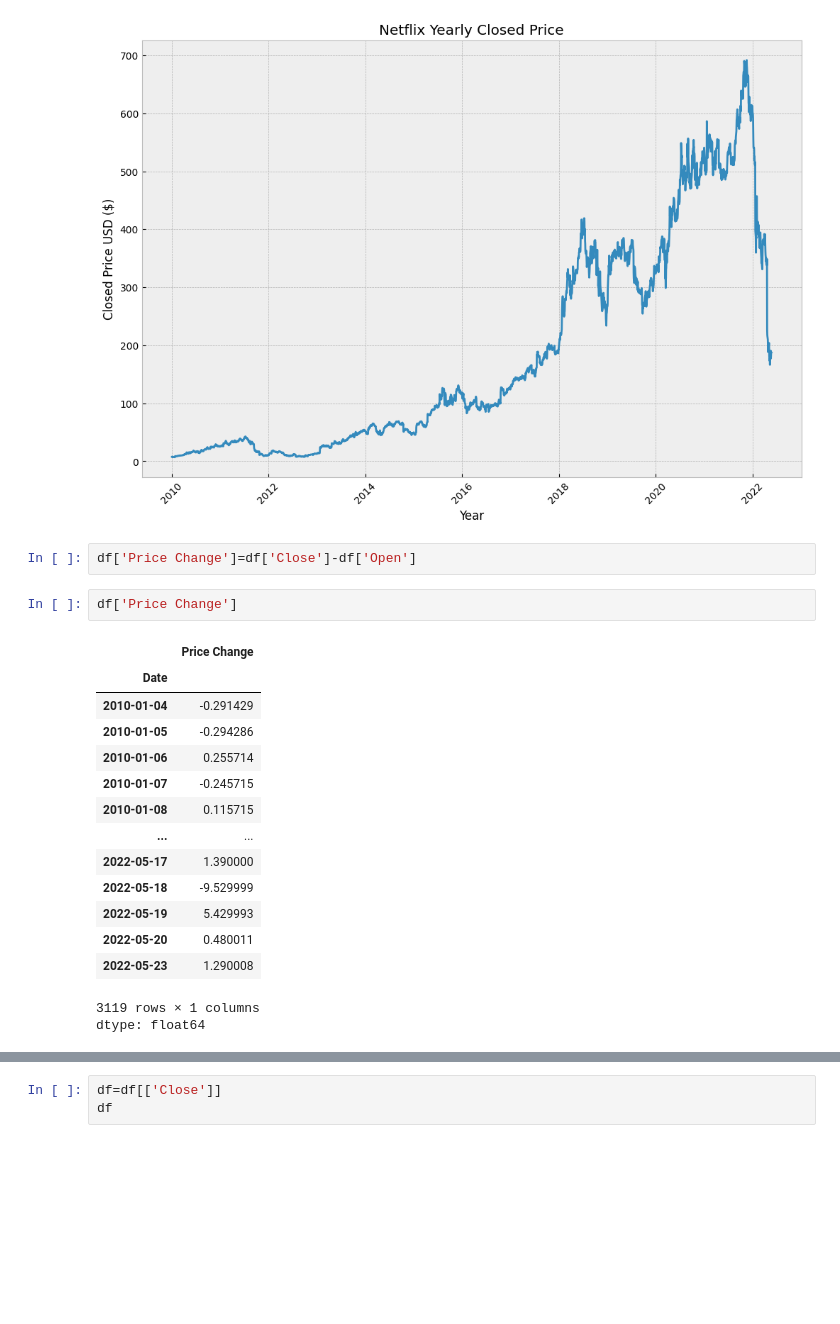
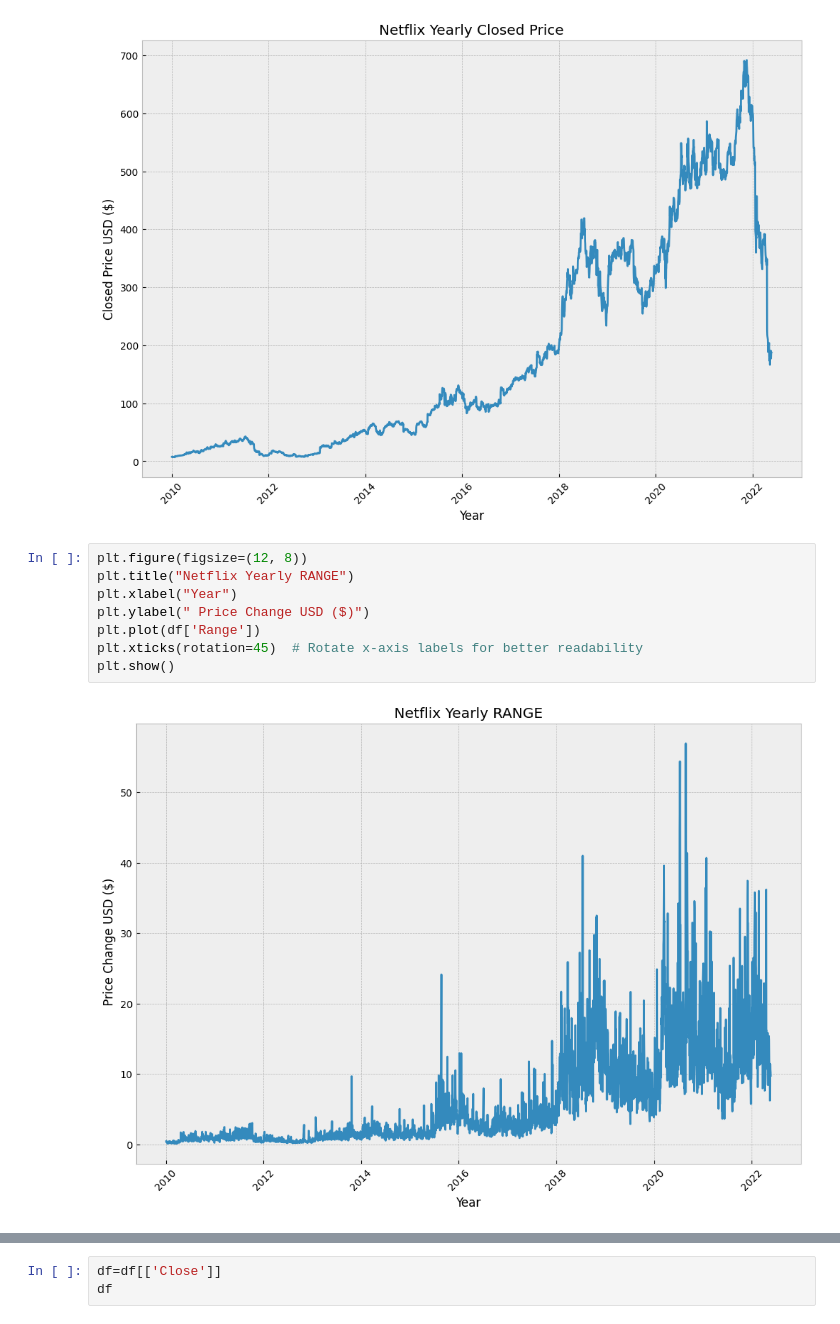
Before and after one commit to sahankrt20/AI-BOOTCAMP-PROJECT, a Jupyter notebook: stock_market_prediction.ipynb, the cells around one changed output, grey strips where cells are left out. Drawn from its saved outputs; the diff is of its cells as text; blank space fills up the shorter version.

```diff
--- a/stock_market_prediction.ipynb
+++ b/stock_market_prediction.ipynb
@@ -62,25 +151,15 @@ plt.xticks(rotation=45)  # Rotate x-axis labels for better readability
 plt.show()
 # %% [output]
 [figure]
-# %%
-df['Price Change']=df['Close']-df['Open']
-# %%
-df['Price Change']
-# %% [output]
-|  | Price Change |
-| Date |  |
-| 2010-01-04 | -0.291429 |
-| 2010-01-05 | -0.294286 |
-| 2010-01-06 | 0.255714 |
-| 2010-01-07 | -0.245715 |
-| 2010-01-08 | 0.115715 |
-| ... | ... |
-| 2022-05-17 | 1.390000 |
-| 2022-05-18 | -9.529999 |
-| 2022-05-19 | 5.429993 |
-| 2022-05-20 | 0.480011 |
-| 2022-05-23 | 1.290008 |
-3119 rows × 1 columns
-dtype: float64
+# %%
+plt.figure(figsize=(12, 8))
+plt.title("Netflix Yearly RANGE")
+plt.xlabel("Year")
+plt.ylabel(" Price Change USD ($)")
+plt.plot(df['Range'])
+plt.xticks(rotation=45)  # Rotate x-axis labels for better readability
+plt.show()
+# %% [output]
+[figure, added]
 # %%
 plt.figure(figsize=(12, 8))
```
Also changed, not shown: parts of 27 cells of this notebook.
